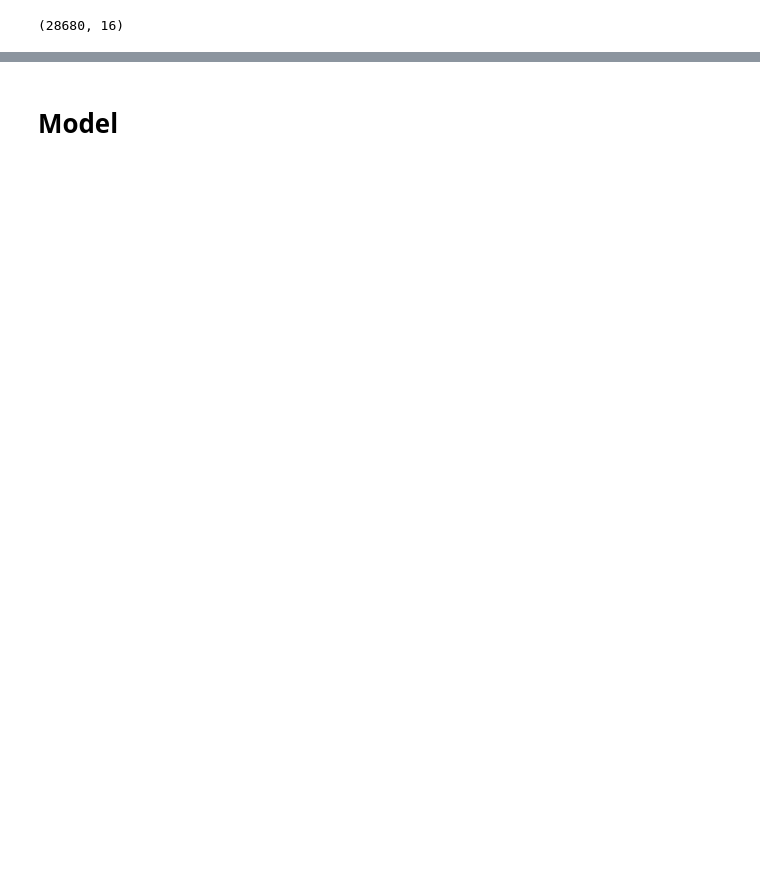
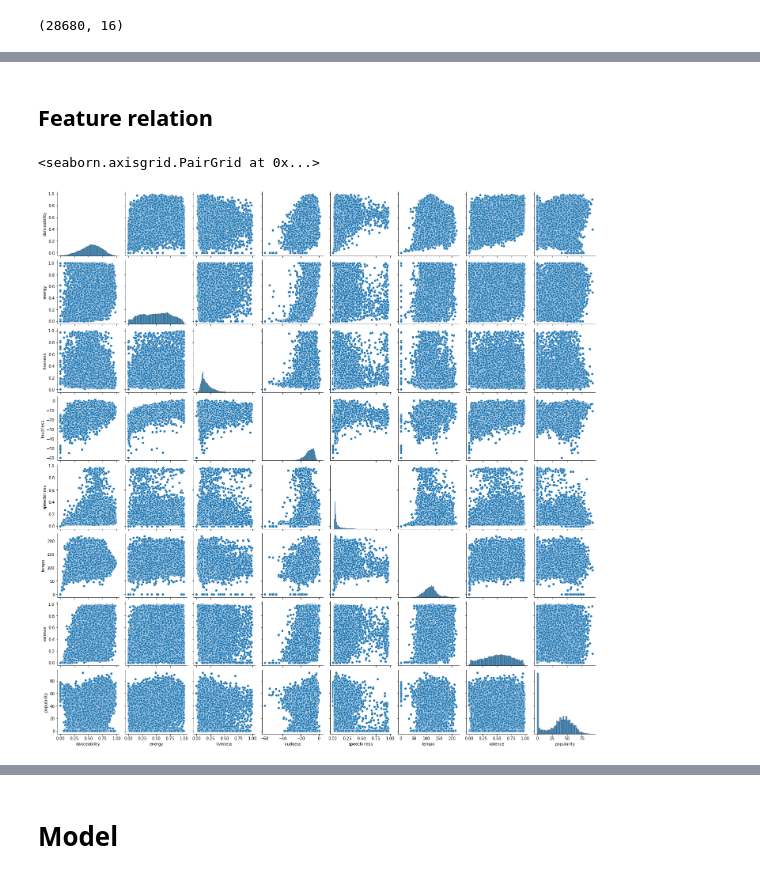
Before and after one commit to moritzgeiger/artist_recommender, a Jupyter notebook: notebooks/Artist_recommender.ipynb, the cells around one changed output, grey strips where cells are left out. Cells and saved outputs as stored; diff of their text form; code cells hidden in the pictures; blank space fills up the shorter version.

```diff
--- a/notebooks/Artist_recommender.ipynb
+++ b/notebooks/Artist_recommender.ipynb
@@ -38,0 +67,18 @@ df.sample(10)
+# %% [markdown]
+## Feature relation
+# %%
+# Pairplot to inspect the correlations between the features
+# removing features which don't seem to have any descriptive correlation or are the counterparts of other features
+## such as acousticness<>speachiness
+pair = sns.pairplot(df.drop(columns=['genres',
+                                     'artists',
+                                     'count',
+                                     'mode',
+                                     'key',
+                                     'duration_ms',
+                                     'instrumentalness',
+                                     'acousticness']))
+pair
+# %% [output]
+<seaborn.axisgrid.PairGrid at 0x...>
+[figure, added]
```
Also changed, not shown: parts of 47 cells of this notebook.
